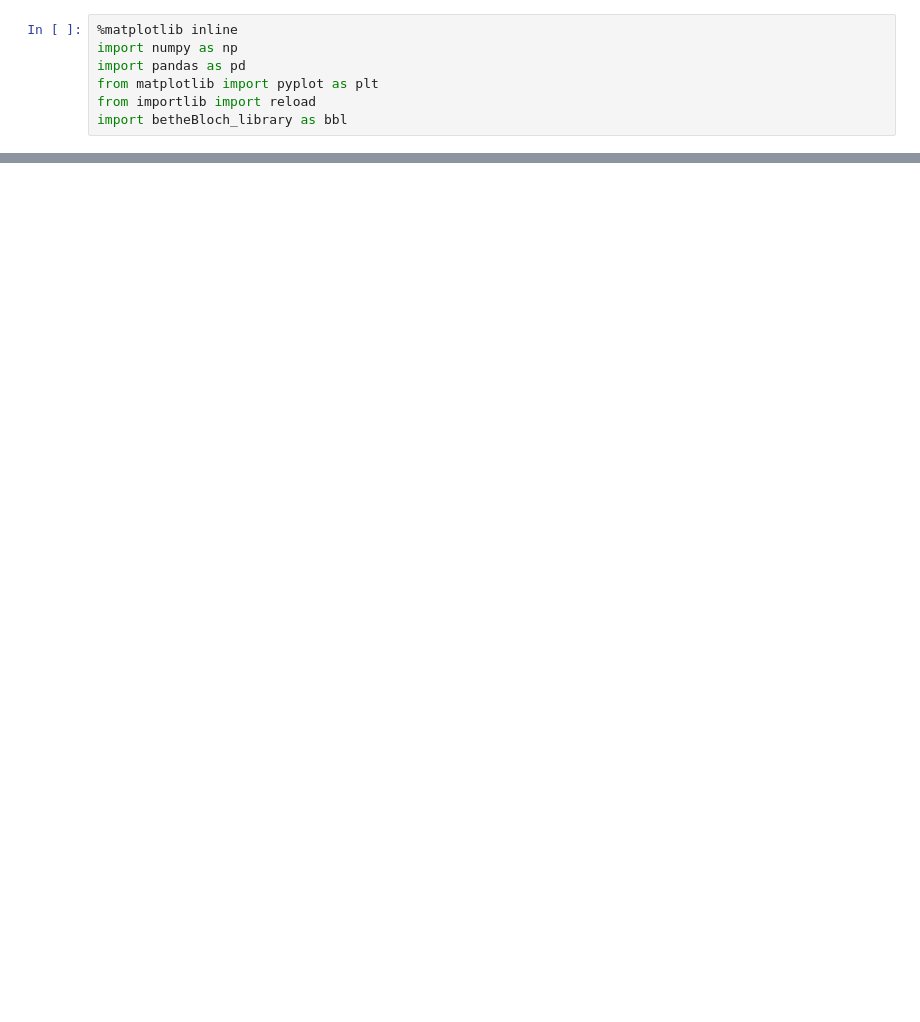
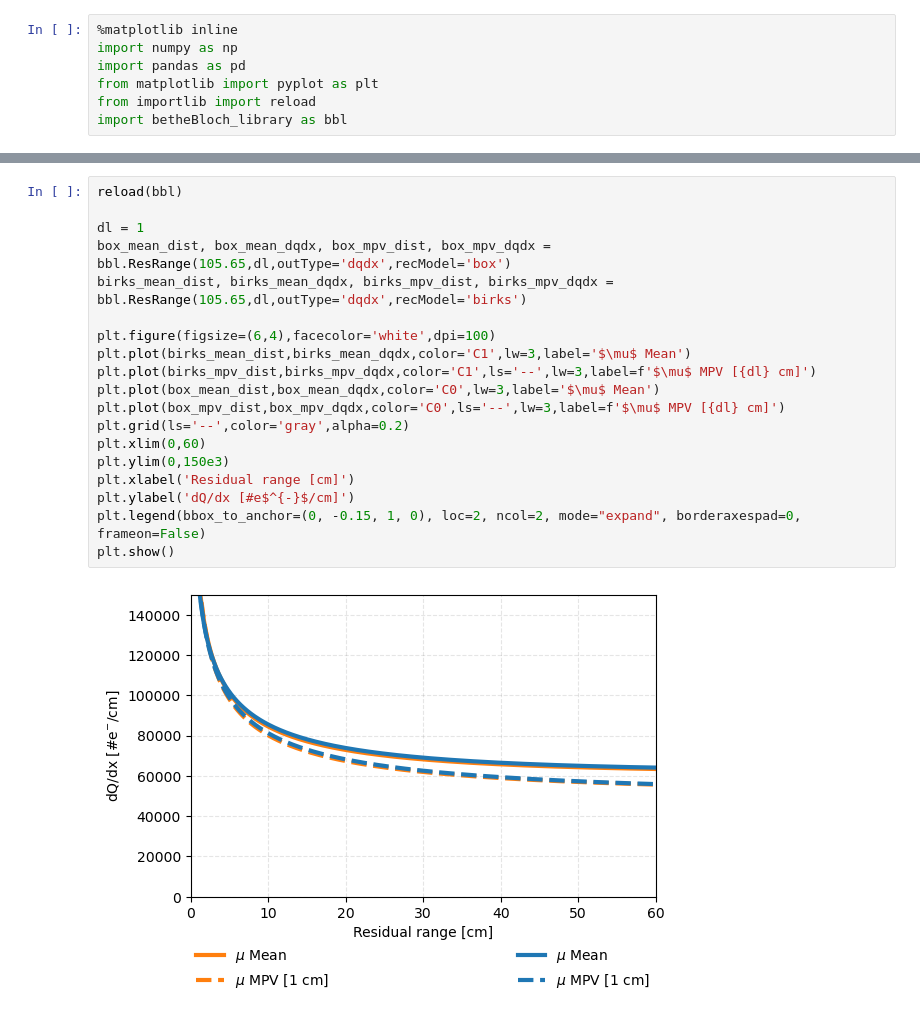
Before and after one commit to sdporzio/lar-energyloss, a Jupyter notebook: test.ipynb, the cells around one changed output, grey strips where cells are left out. Drawn from its saved outputs; the diff is of its cells as text; blank space fills up the shorter version.

```diff
--- a/test.ipynb
+++ b/test.ipynb
@@ -70,3 +109,24 @@ SyntaxError: invalid syntax (<ipython-input-54-4654046db455>, line 7)
+# %%
+reload(bbl)
+
+dl = 1
+box_mean_dist, box_mean_dqdx, box_mpv_dist, box_mpv_dqdx = bbl.ResRange(105.65,dl,outType='dqdx',recModel='box')
+birks_mean_dist, birks_mean_dqdx, birks_mpv_dist, birks_mpv_dqdx = bbl.ResRange(105.65,dl,outType='dqdx',recModel='birks')
+
+plt.figure(figsize=(6,4),facecolor='white',dpi=100)
+plt.plot(birks_mean_dist,birks_mean_dqdx,color='C1',lw=3,label='$\mu$ Mean')
+plt.plot(birks_mpv_dist,birks_mpv_dqdx,color='C1',ls='--',lw=3,label=f'$\mu$ MPV [{dl} cm]')
+plt.plot(box_mean_dist,box_mean_dqdx,color='C0',lw=3,label='$\mu$ Mean')
+plt.plot(box_mpv_dist,box_mpv_dqdx,color='C0',ls='--',lw=3,label=f'$\mu$ MPV [{dl} cm]')
+plt.grid(ls='--',color='gray',alpha=0.2)
+plt.xlim(0,60)
+plt.ylim(0,150e3)
+plt.xlabel('Residual range [cm]')
+plt.ylabel('dQ/dx [#e$^{-}$/cm]')
+plt.legend(bbox_to_anchor=(0, -0.15, 1, 0), loc=2, ncol=2, mode="expand", borderaxespad=0, frameon=False)
+plt.show()
+# %% [output]
+[figure, added]
 # %%
 reload(bbl)
 
```
Also changed, not shown: parts of 7 cells of this notebook, 3 other files.
